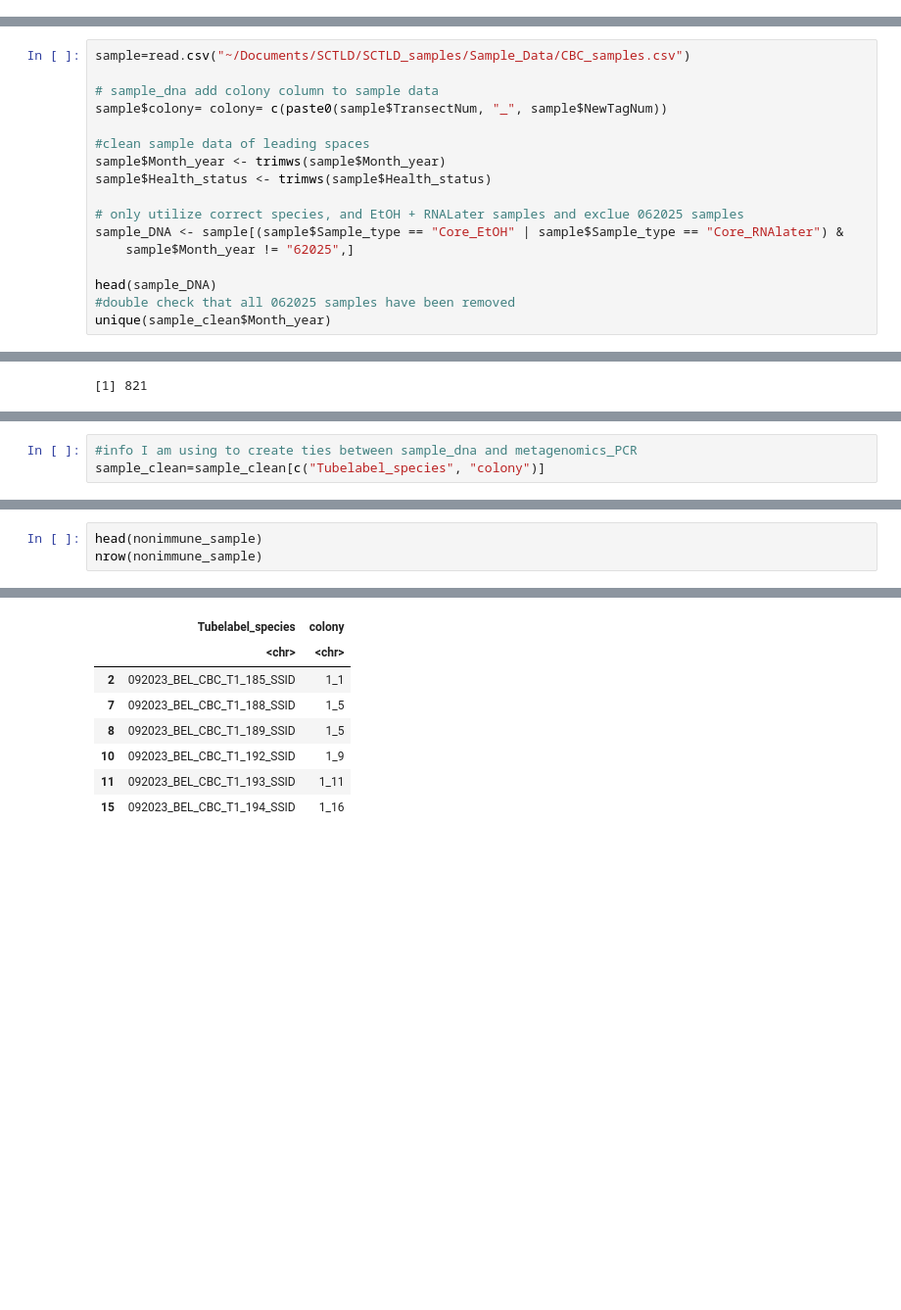
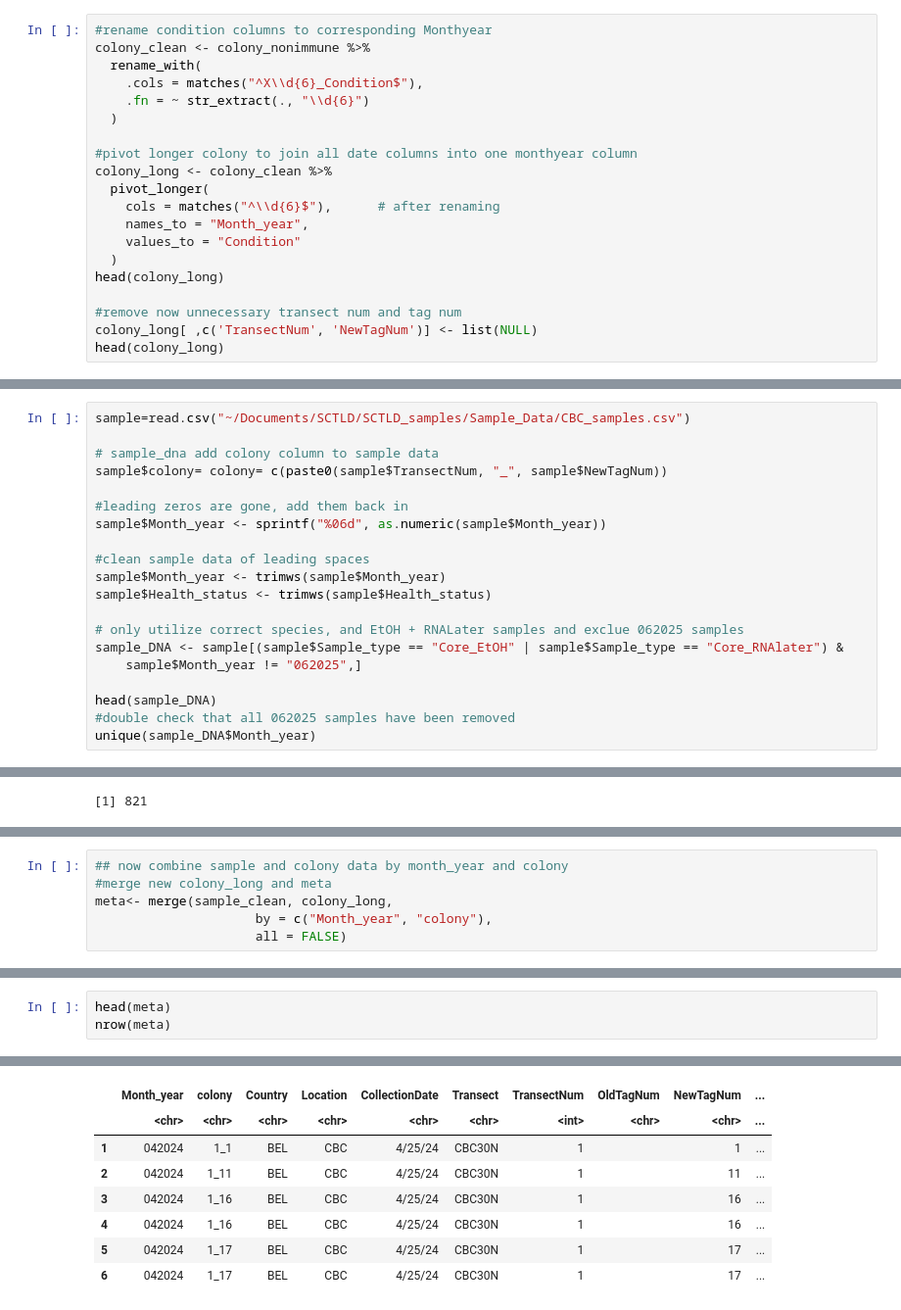
Before and after one commit to cdesouza02/PAN_BDT, a Jupyter notebook: NSF_Rapid/CBC_PCR_Plan/BEL_nonimmune.ipynb, the cells around one changed output, grey strips where cells are left out. Shown at 98% size. Saved outputs shown, nothing was run; the diff lists cells and outputs as text; blank space fills up the shorter version.

```diff
--- a/NSF_Rapid/CBC_PCR_Plan/BEL_nonimmune.ipynb
+++ b/NSF_Rapid/CBC_PCR_Plan/BEL_nonimmune.ipynb
@@ -41,0 +53,20 @@ colony_nonimmune=as.vector(paste0(colony_nonimmune$TransectNum,"_", colony_nonim
+# %%
+#rename condition columns to corresponding Monthyear
+colony_clean <- colony_nonimmune %>%
+  rename_with(
+    .cols = matches("^X\\d{6}_Condition$"),
+    .fn = ~ str_extract(., "\\d{6}")
+  )
+
+#pivot longer colony to join all date columns into one monthyear column
+colony_long <- colony_clean %>%
+  pivot_longer(
+    cols = matches("^\\d{6}$"),      # after renaming
+    names_to = "Month_year",
+    values_to = "Condition"
+  )
+head(colony_long)
+
+#remove now unnecessary transect num and tag num
+colony_long[ ,c('TransectNum', 'NewTagNum')] <- list(NULL)
+head(colony_long)
@@ -47,6 +97,9 @@ sample=read.csv("~/Documents/SCTLD/SCTLD_samples/Sample_Data/CBC_samples.csv")
 
 # sample_dna add colony column to sample data
 sample$colony= colony= c(paste0(sample$TransectNum, "_", sample$NewTagNum))
+
+#leading zeros are gone, add them back in
+sample$Month_year <- sprintf("%06d", as.numeric(sample$Month_year))
 
 #clean sample data of leading spaces
 sample$Month_year <- trimws(sample$Month_year)
@@ -54,11 +107,11 @@ sample$Health_status <- trimws(sample$Health_status)
 
 # only utilize correct species, and EtOH + RNALater samples and exclue 062025 samples
 sample_DNA <- sample[(sample$Sample_type == "Core_EtOH" | sample$Sample_type == "Core_RNAlater") &
-    sample$Month_year != "62025",]
+    sample$Month_year != "062025",]
 
 head(sample_DNA)
 #double check that all 062025 samples have been removed
-unique(sample_clean$Month_year)
+unique(sample_DNA$Month_year)
 # %% [output]
 A data.frame: 6 × 21
 |  | Month_year | Country | Location | CollectionDate | Transect | TransectNum | OldTagNum | NewTagNum | Species | ... |
@@ -132,3 +185,0 @@ A data.frame: 6 × 7
-# %%
-#info I am using to create ties between sample_dna and metagenomics_PCR
-sample_clean=sample_clean[c("Tubelabel_species", "colony")]
@@ -137,0 +186,6 @@ nonimmune_sample=sample_clean[sample_clean$colony %in% colony_nonimmune,]
+# %%
+## now combine sample and colony data by month_year and colony
+#merge new colony_long and meta
+meta<- merge(sample_clean, colony_long,
+                     by = c("Month_year", "colony"),
+                     all = FALSE)
@@ -138,4 +198,4 @@ nonimmune_sample=sample_clean[sample_clean$colony %in% colony_nonimmune,]
 # %%
-head(nonimmune_sample)
-nrow(nonimmune_sample)
+head(meta)
+nrow(meta)
 # %% [output]
@@ -143,8 +203,8 @@ A data.frame: 6 × 2
-|  | Tubelabel_species | colony |
-|  | <chr> | <chr> |
-| 2 | 092023_BEL_CBC_T1_185_SSID | 1_1 |
-| 7 | 092023_BEL_CBC_T1_188_SSID | 1_5 |
-| 8 | 092023_BEL_CBC_T1_189_SSID | 1_5 |
-| 10 | 092023_BEL_CBC_T1_192_SSID | 1_9 |
-| 11 | 092023_BEL_CBC_T1_193_SSID | 1_11 |
-| 15 | 092023_BEL_CBC_T1_194_SSID | 1_16 |
+|  | Month_year | colony | Country | Location | CollectionDate | Transect | TransectNum | OldTagNum | NewTagNum | ... |
+|  | <chr> | <chr> | <chr> | <chr> | <chr> | <chr> | <int> | <chr> | <chr> | ... |
+| 1 | 042024 | 1_1 | BEL | CBC | 4/25/24 | CBC30N | 1 |  | 1 | ... |
+| 2 | 042024 | 1_11 | BEL | CBC | 4/25/24 | CBC30N | 1 |  | 11 | ... |
+| 3 | 042024 | 1_16 | BEL | CBC | 4/25/24 | CBC30N | 1 |  | 16 | ... |
+| 4 | 042024 | 1_16 | BEL | CBC | 4/25/24 | CBC30N | 1 |  | 16 | ... |
+| 5 | 042024 | 1_17 | BEL | CBC | 4/25/24 | CBC30N | 1 |  | 17 | ... |
+| 6 | 042024 | 1_17 | BEL | CBC | 4/25/24 | CBC30N | 1 |  | 17 | ... |
```
Also changed, not shown: parts of 20 cells of this notebook, 7 other files.
